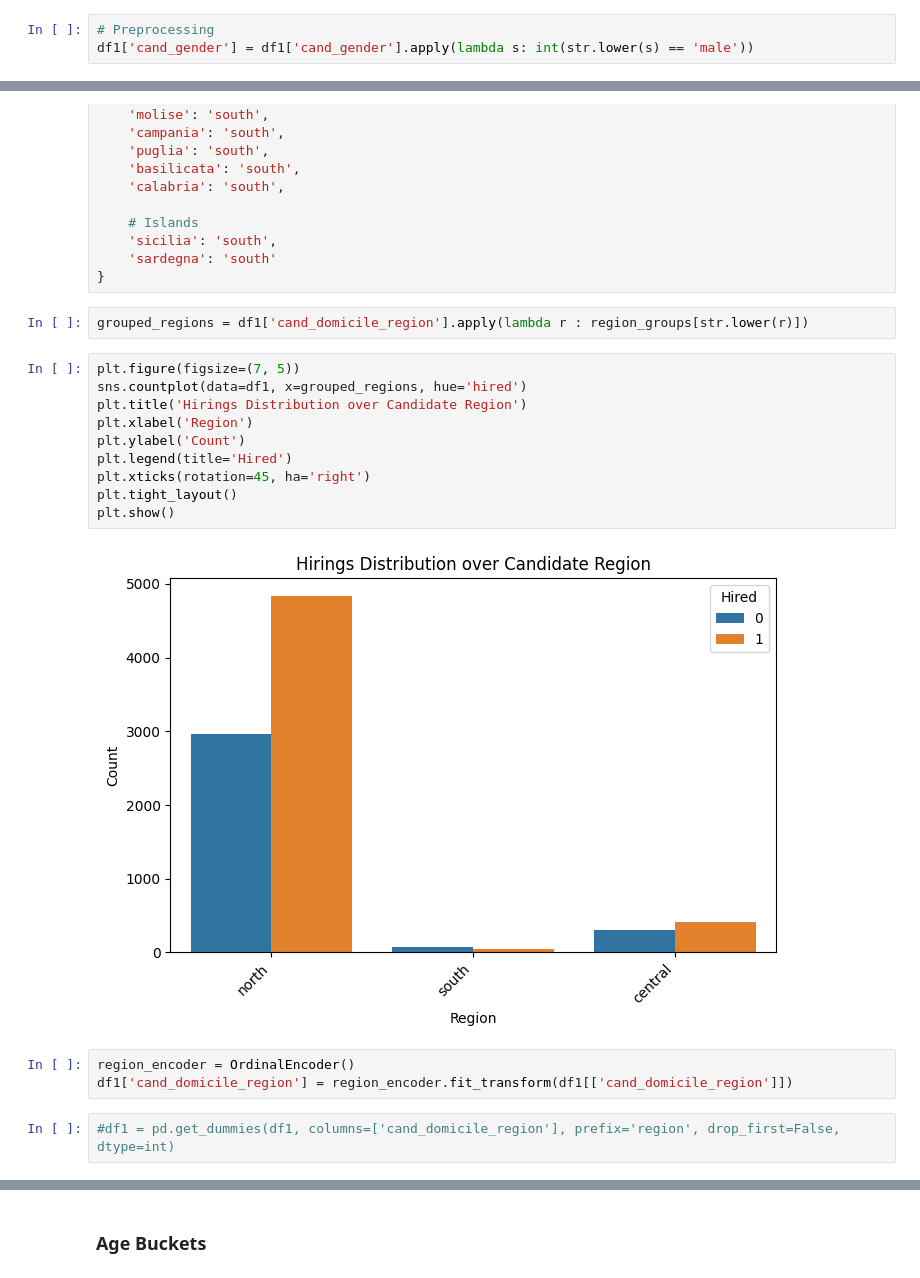
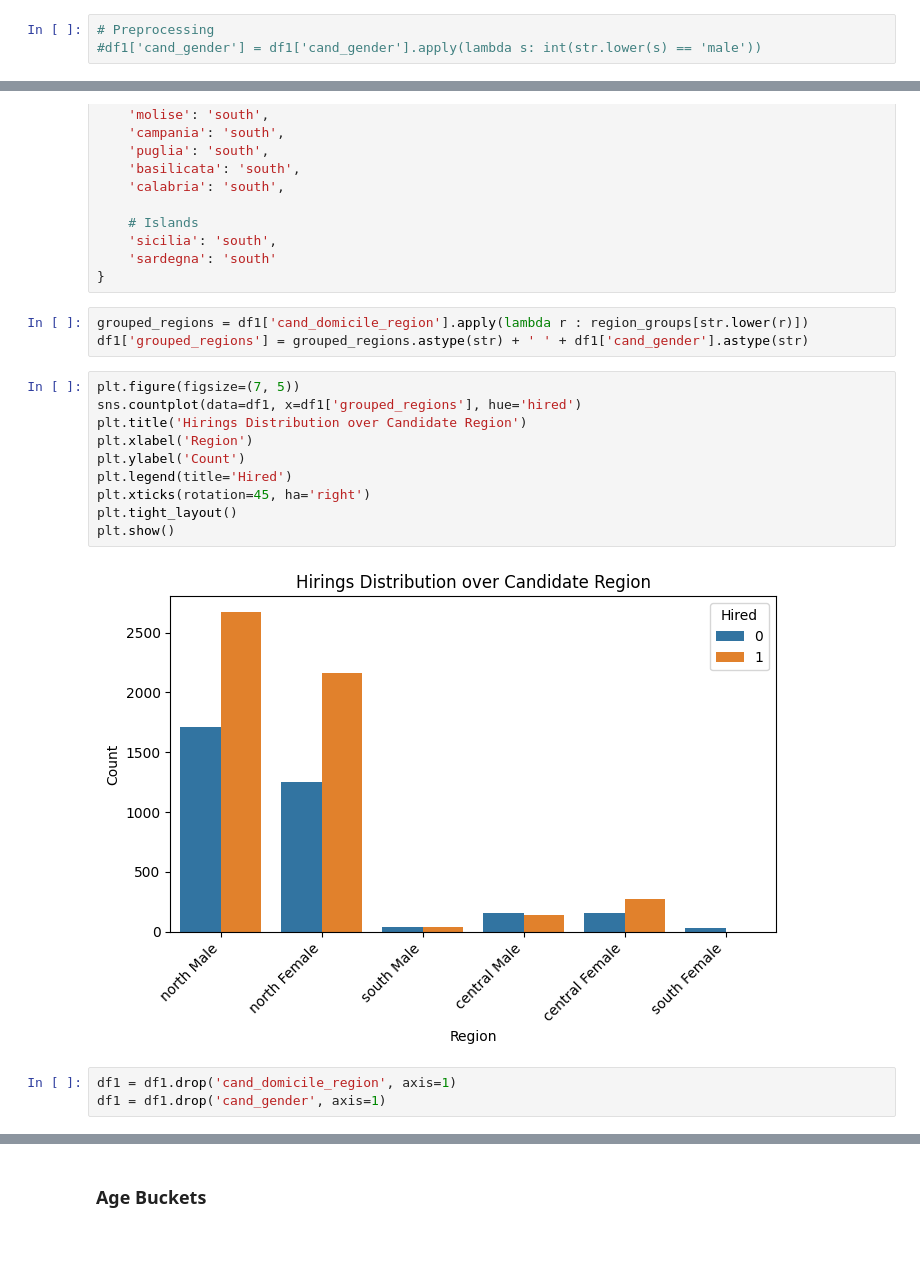
Before and after one commit to kor80/Fair-Candidate-Screening-System, a Jupyter notebook: main.ipynb, the cells around one changed output, grey strips where cells are left out. Saved outputs shown, nothing was run; the diff lists cells and outputs as text; blank space fills up the shorter version.

Commit message:
Sensitive Feature Updated
- Regions grouped with gender as new sensitive feature

```diff
--- a/main.ipynb
+++ b/main.ipynb
@@ -262,7 +263,7 @@ It is evident that there is some bias related to the gender in most of the secto
 sensitive_features = ['cand_gender']
 # %%
 # Preprocessing
-df1['cand_gender'] = df1['cand_gender'].apply(lambda s: int(str.lower(s) == 'male'))
+#df1['cand_gender'] = df1['cand_gender'].apply(lambda s: int(str.lower(s) == 'male'))
 # %% [markdown]
 ### Candidate Province
 # %%
@@ -373,20 +397,19 @@ region_groups = {
 }
 # %%
 grouped_regions = df1['cand_domicile_region'].apply(lambda r : region_groups[str.lower(r)])
+df1['grouped_regions'] = grouped_regions.astype(str) + ' ' + df1['cand_gender'].astype(str)
 # %%
 plt.figure(figsize=(7, 5))
-sns.countplot(data=df1, x=grouped_regions, hue='hired')
+sns.countplot(data=df1, x=df1['grouped_regions'], hue='hired')
 plt.title('Hirings Distribution over Candidate Region')
 plt.xlabel('Region')
 plt.ylabel('Count')
 plt.legend(title='Hired')
 plt.xticks(rotation=45, ha='right')
 plt.tight_layout()
 plt.show()
 # %% [output]
-[figure, old version]
+[figure, new version]
-# %%
-region_encoder = OrdinalEncoder()
-df1['cand_domicile_region'] = region_encoder.fit_transform(df1[['cand_domicile_region']])
-# %%
-#df1 = pd.get_dummies(df1, columns=['cand_domicile_region'], prefix='region', drop_first=False, dtype=int)
+# %%
+df1 = df1.drop('cand_domicile_region', axis=1)
+df1 = df1.drop('cand_gender', axis=1)
```
Also changed, not shown: parts of 27 cells of this notebook.
